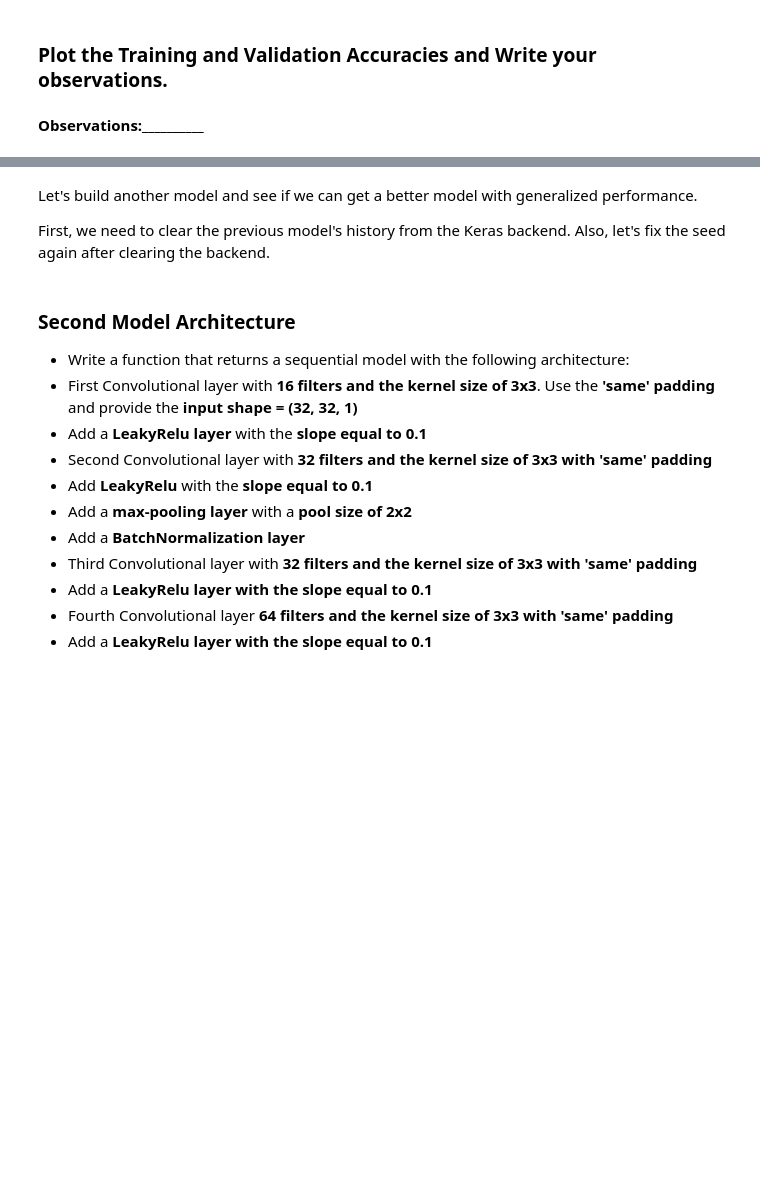
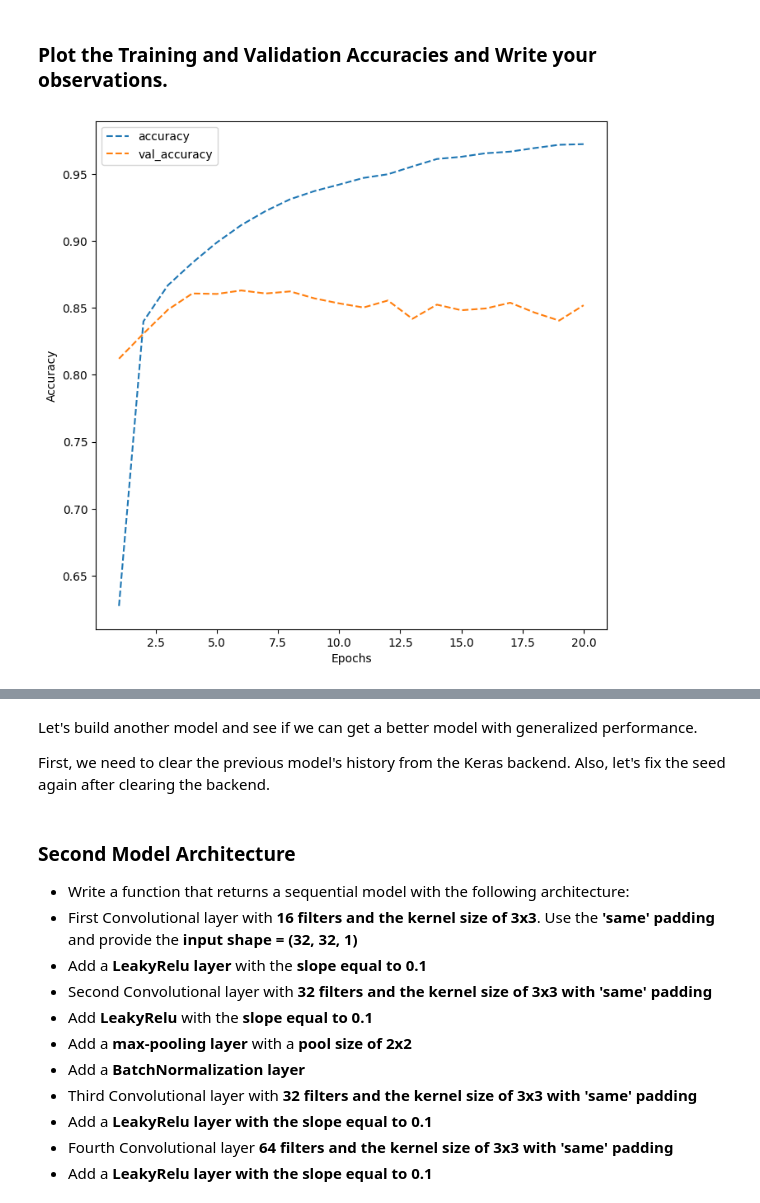
Before and after one commit to lino-5r/MIT-AAIDS, a Jupyter notebook: High_Code_SVHN_Digit_Recognition.ipynb, the cells around one changed output, grey strips where cells are left out. Cells and saved outputs as stored; diff of their text form; code cells hidden in the pictures; blank space fills up the shorter version.

```diff
--- a/High_Code_SVHN_Digit_Recognition.ipynb
+++ b/High_Code_SVHN_Digit_Recognition.ipynb
@@ -559,0 +586,8 @@ Print New shape of Training and Test
+# %%
+# Cell Delta_2 - One-hot encode the labels in the target variable y_train and y_test.
+y_train = to_categorical(y_train, num_classes=10)
+y_test = to_categorical(y_test, num_classes=10)
+
+# Print the new shapes of the train and the test dataset
+print(f"New shape of y_train after one-hot encoding: {y_train.shape}")
+print(f"New shape of y_test after one-hot encoding: {y_test.shape}")
@@ -582,0 +690,10 @@ Fix the seed for random number generators
+# %%
+#Cell Eta_2 - Fit the model on the training data
+history_model_1 = cnn_model_1.fit(
+    X_train,
+    y_train,
+    validation_split=0.2,
+    batch_size=32,
+    verbose=1,
+    epochs=20
+)
@@ -583,4 +718,23 @@ Fix the seed for random number generators
 # %% [markdown]
 ### **Plot the Training and Validation Accuracies and Write your observations.**
-# %% [markdown]
-**Observations:__________**
+# %%
+#Cell Theta_2 - Plot the Training and Validation Accuracies for Model CNN v1
+
+dict_hist = history_model_1.history
+list_ep = list(range(1, len(dict_hist["accuracy"]) + 1))
+
+plt.figure(figsize = (8, 8))
+
+plt.plot(list_ep, dict_hist['accuracy'], ls = '--', label = 'accuracy')
+
+plt.plot(list_ep, dict_hist['val_accuracy'], ls = '--', label = 'val_accuracy')
+
+plt.ylabel('Accuracy')
+
+plt.xlabel('Epochs')
+
+plt.legend()
+
+plt.show()
+# %% [output]
+[figure, added]
```
Also changed, not shown: parts of 16 cells of this notebook.
